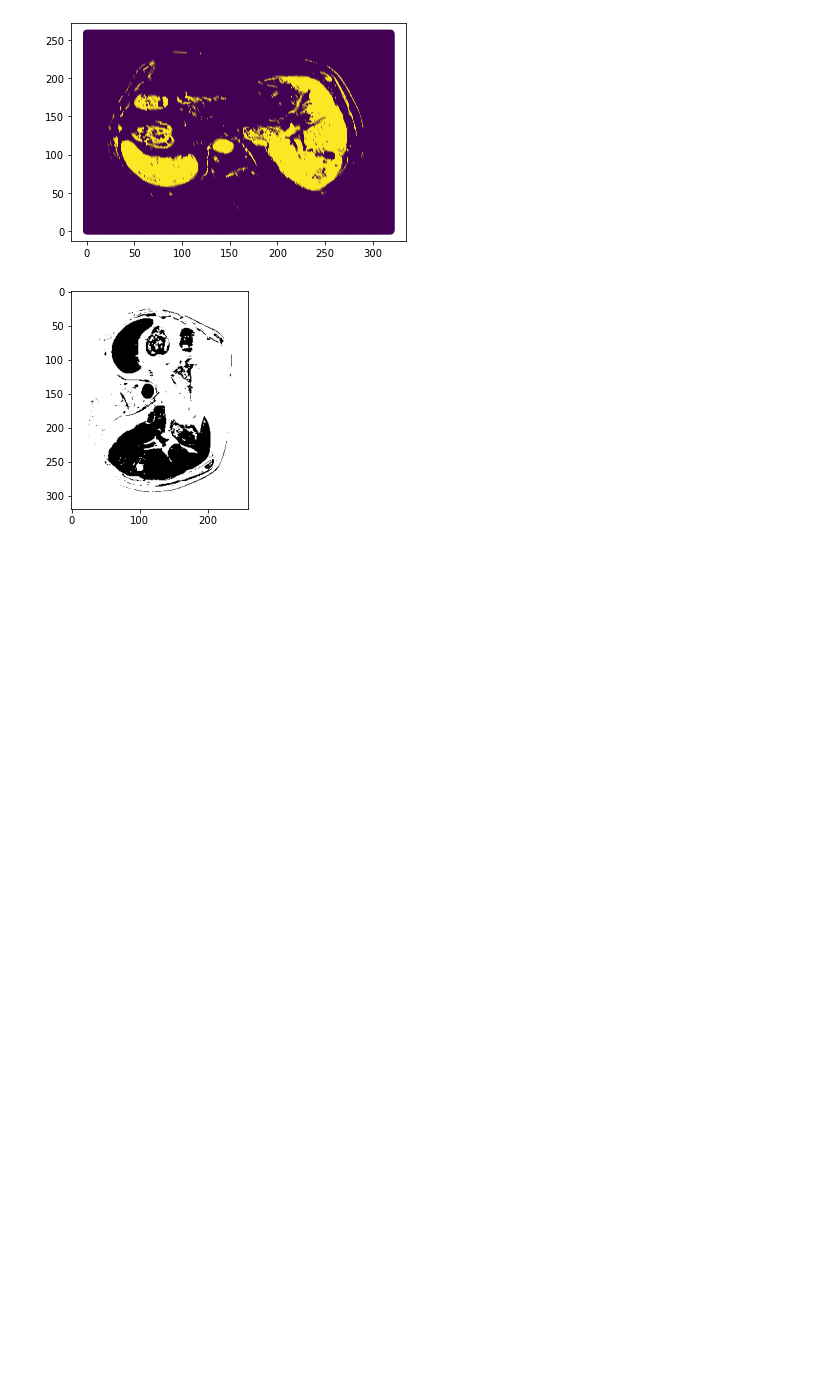
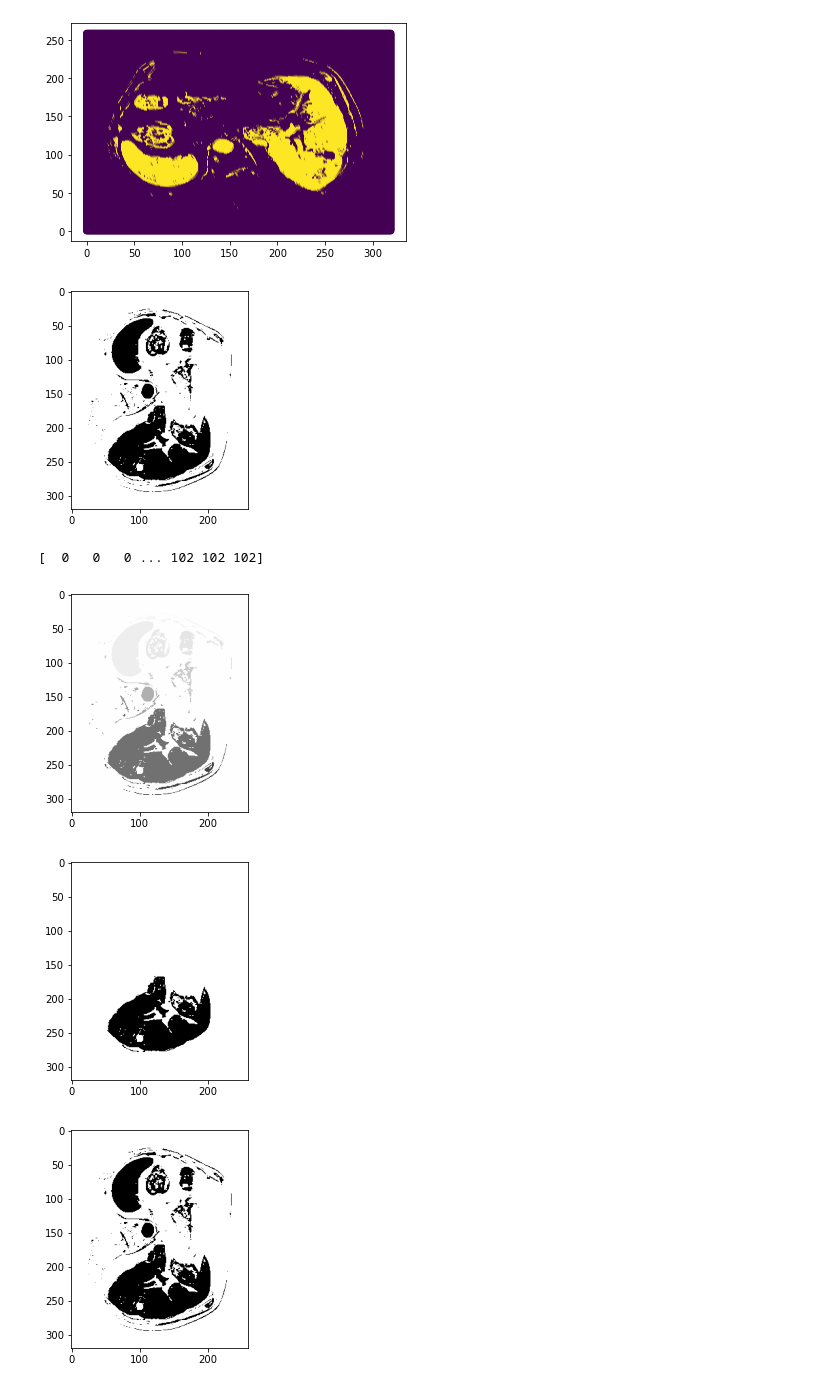
Before and after one commit to defrenned3238/WSBIM2243, a Jupyter notebook: WSBIM2243.ipynb, the cells around one changed output. Cells and saved outputs as stored; diff of their text form; code cells hidden in the pictures; blank space fills up the shorter version.

```diff
--- a/WSBIM2243.ipynb
+++ b/WSBIM2243.ipynb
@@ -379,6 +384,31 @@ plt.scatter(newData2[:, 0], newData2[:, 1], c=y_bw) #TO BE ADAPTED
 plt.show()
 # %% [output]
 [figure]
+# %%
+plt.imshow(imageOut22, cmap='Greys')
+plt.show()
+newData2 = NewListing2D2D(imageOut22)
+X = newData2
+clustering = DBSCAN(eps=1.5, min_samples=2).fit(X)
+y = clustering.labels_
+print(y)
+
+imageOut3 = np.zeros((imageOut22.shape[0], imageOut22.shape[1]))
+for i in range(len(y)):
+    #print(newData2[i, 0])
+    imageOut3[newData2[i, 0], newData2[i, 1]] = y[i]
+
+plt.imshow(imageOut3, cmap='Greys')
+plt.show()
+good_kernel_DBSCAN = y[9000] # TO BE ADAPTED MAYBE
+
+plt.imshow((imageOut3 == good_kernel_DBSCAN), cmap='Greys')
+plt.show()
+# %% [output]
+[figure, added]
+[  0   0   0 ... 102 102 102]
+[figure, added]
+[figure, added]
 # %%
 plt.imshow(imageOut22, cmap='Greys')
 plt.show()
```
Also changed, not shown: parts of 2 cells of this notebook.
